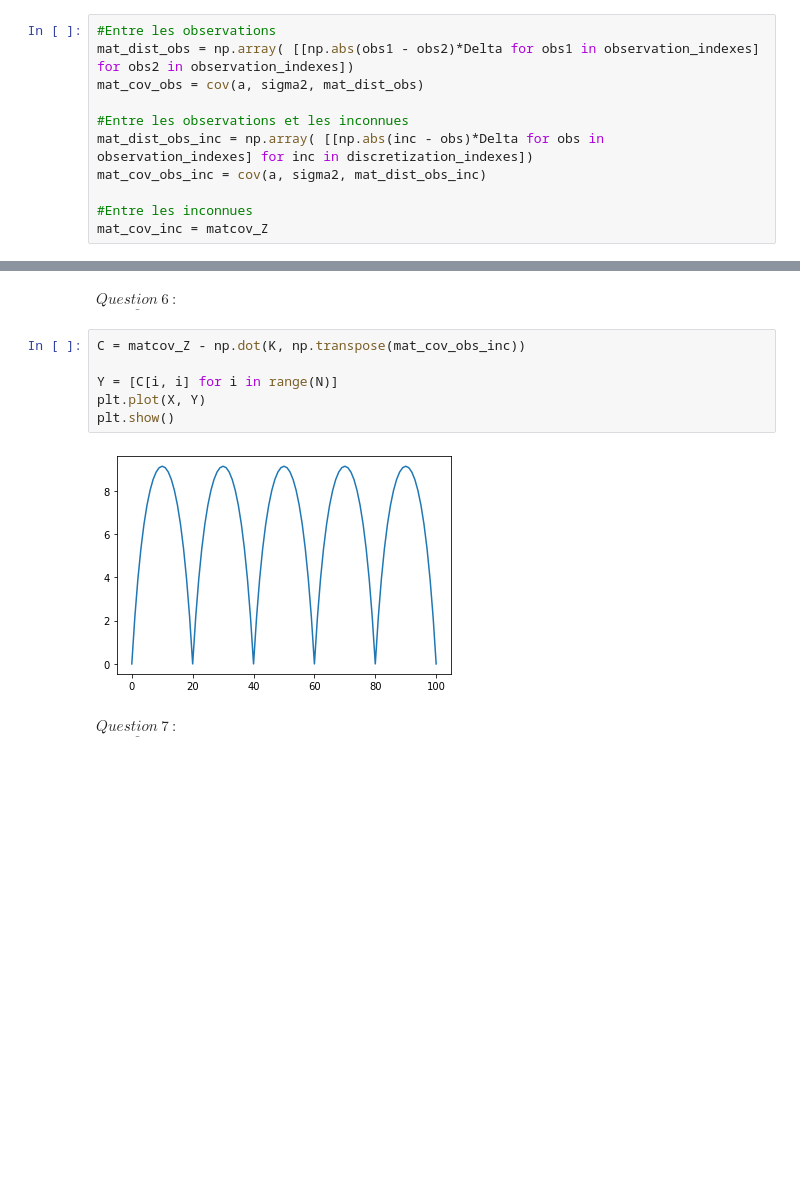
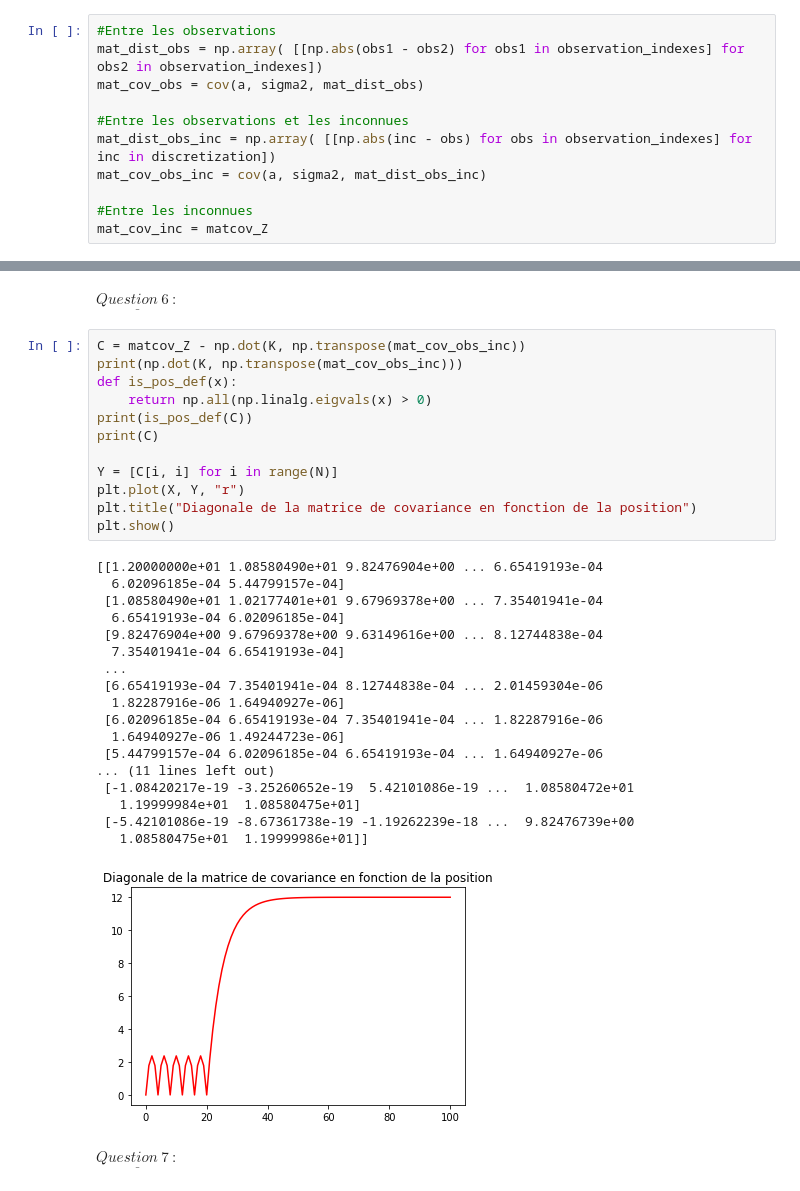
Before and after one commit to cohennion/projet-proba, a Jupyter notebook: projetproba modifié.ipynb, the cells around one changed output, grey strips where cells are left out. Cells and saved outputs as stored; diff of their text form; blank space fills up the shorter version.

```diff
--- a/projetproba modifié.ipynb
+++ b/projetproba modifié.ipynb
@@ -97,11 +106,11 @@ matcov_Z = cov(a, sigma2, mat_dist)
 $ \underline{ Question~4~:}$
 # %%
 #Entre les observations
-mat_dist_obs = np.array( [[np.abs(obs1 - obs2)*Delta for obs1 in observation_indexes] for obs2 in observation_indexes])
+mat_dist_obs = np.array( [[np.abs(obs1 - obs2) for obs1 in observation_indexes] for obs2 in observation_indexes])
 mat_cov_obs = cov(a, sigma2, mat_dist_obs)
 
 #Entre les observations et les inconnues
-mat_dist_obs_inc = np.array( [[np.abs(inc - obs)*Delta for obs in observation_indexes] for inc in discretization_indexes])
+mat_dist_obs_inc = np.array( [[np.abs(inc - obs) for obs in observation_indexes] for inc in discretization])
 mat_cov_obs_inc = cov(a, sigma2, mat_dist_obs_inc)
 
 #Entre les inconnues
@@ -121,12 +133,35 @@ plt.show()
 $ \underline{ Question~6~:}$
 # %%
 C = matcov_Z - np.dot(K, np.transpose(mat_cov_obs_inc))
+print(np.dot(K, np.transpose(mat_cov_obs_inc)))
+def is_pos_def(x):
+    return np.all(np.linalg.eigvals(x) > 0)
+print(is_pos_def(C))
+print(C)
 
 Y = [C[i, i] for i in range(N)]
-plt.plot(X, Y)
+plt.plot(X, Y, "r")
+plt.title("Diagonale de la matrice de covariance en fonction de la position")
 plt.show()
 # %% [output]
+[[1.20000000e+01 1.08580490e+01 9.82476904e+00 ... 6.65419193e-04
+  6.02096185e-04 5.44799157e-04]
+ [1.08580490e+01 1.02177401e+01 9.67969378e+00 ... 7.35401941e-04
+  6.65419193e-04 6.02096185e-04]
+ [9.82476904e+00 9.67969378e+00 9.63149616e+00 ... 8.12744838e-04
+  7.35401941e-04 6.65419193e-04]
+ ...
+ [6.65419193e-04 7.35401941e-04 8.12744838e-04 ... 2.01459304e-06
+  1.82287916e-06 1.64940927e-06]
+ [6.02096185e-04 6.65419193e-04 7.35401941e-04 ... 1.82287916e-06
+  1.64940927e-06 1.49244723e-06]
+ [5.44799157e-04 6.02096185e-04 6.65419193e-04 ... 1.64940927e-06
+... (11 lines left out)
+ [-1.08420217e-19 -3.25260652e-19  5.42101086e-19 ...  1.08580472e+01
+   1.19999984e+01  1.08580475e+01]
+ [-5.42101086e-19 -8.67361738e-19 -1.19262239e-18 ...  9.82476739e+00
+   1.08580475e+01  1.19999986e+01]]
-[figure, old version]
+[figure, new version]
 # %% [markdown]
 $ \underline{ Question~7~:}$
 # %%
```
Also changed, not shown: parts of 11 cells of this notebook.
